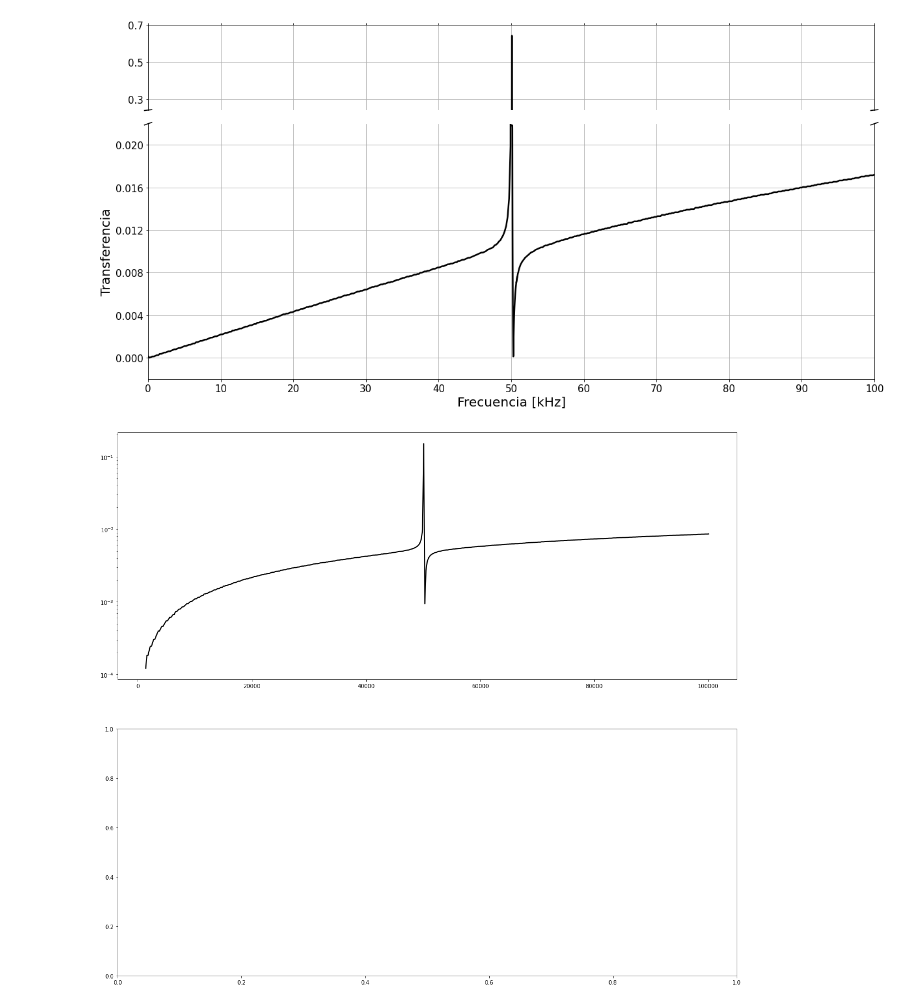
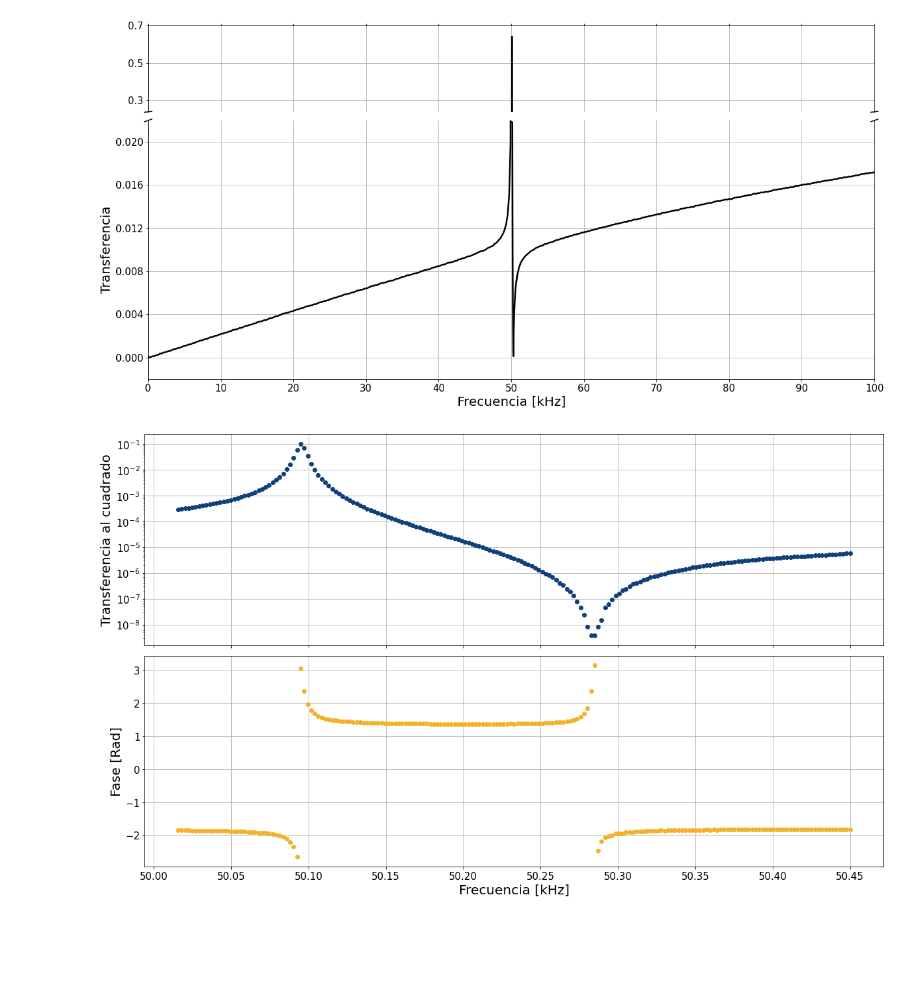
Before and after one commit to tdinapoli/labo-4, a Jupyter notebook: actividad_6/figuras.ipynb, the cells around one changed output. Saved outputs shown, nothing was run; the diff lists cells and outputs as text; code cells hidden in the pictures; blank space fills up the shorter version.

```diff
--- a/actividad_6/figuras.ipynb
+++ b/actividad_6/figuras.ipynb
@@ -61,25 +61,29 @@ plt.show()
 # %%
 %matplotlib inline
 
-fig, (axr, axt) = plt.subplots(2, figsize=(20,18))
+#plt.style.use("default")
 
-n=9
-axr.plot(meds[n][7:,0], meds[n][7:,1], '-k', linewidth=2)
+fig, (axr, axt) = plt.subplots(2, figsize=(20,12), sharex=True)
+fig.subplots_adjust(hspace=0.05)
+
+n=4
+frecs = meds[n][7:,0]/1000
+rs = meds[n][7:,1]
+ts = meds[n][7:,2]*2*np.pi/360
+
+axr.plot(frecs, rs**2, 'o', c="#103f79",linewidth=2)
 axr.set_yscale("log")
+axr.set_ylabel("Transferencia al cuadrado", fontsize=20)
+axr.tick_params(labelsize=15)
+axr.grid()
 
-#for index, med in enumerate(meds):
-#    frecs = med[:,0]
-#    r = med[:, 1]
-#    t = med[:, 2]
-
-#    axr.plot(frecs, r, '-k', linewidth=2)
-#    axt.plot(frecs, t, 'ob')
-
-#    if index==9:
-#        break
-
-#axr.set_ylim([-0.001, 0.01])
+axt.plot(frecs, ts, 'o', c="#f3b229")
+axt.set_xlabel("Frecuencia [kHz]", fontsize=20)
+axt.set_ylabel("Fase [Rad]", fontsize=20)
+axt.tick_params(labelsize=15)
+axt.set_xticks(np.arange(50, 50.5, 0.05))
+axt.grid()
 
 plt.show()
 # %% [output]
-[figure, old version]
+[figure, new version]
```
Also changed, not shown: parts of 7 cells of this notebook, 1 other file.
